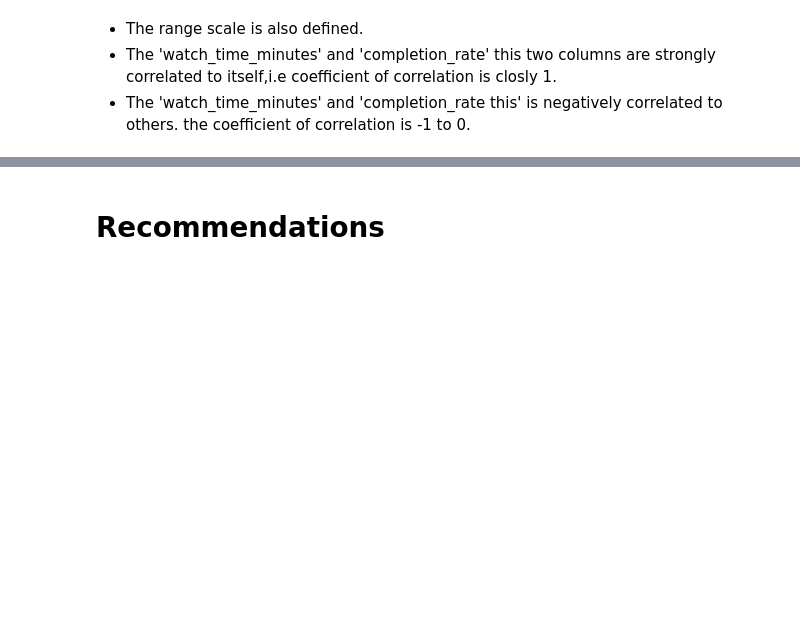
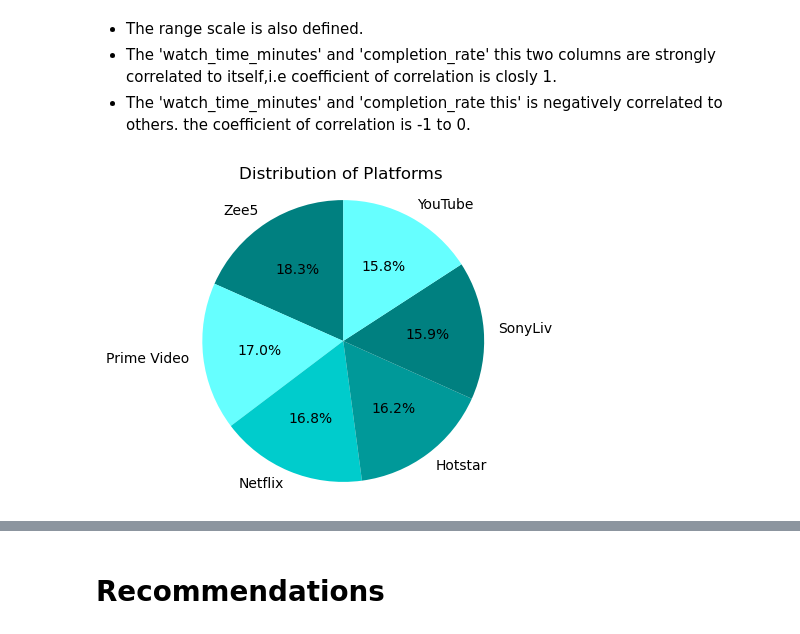
Before and after one commit to neha-13-7531/Streaming-watch-time-Dataset, a Jupyter notebook: Streaming Watchtime Dataset.ipynb, the cells around one changed output, grey strips where cells are left out. Cells and saved outputs as stored; diff of their text form; code cells hidden in the pictures; blank space fills up the shorter version.

```diff
--- a/Streaming Watchtime Dataset.ipynb
+++ b/Streaming Watchtime Dataset.ipynb
@@ -720,3 +707,14 @@ completion_rate              -0.005637         1.000000
 - The range scale is also defined.
 - The 'watch_time_minutes' and 'completion_rate' this two columns are strongly correlated to itself,i.e coefficient of correlation is closly 1.
 - The 'watch_time_minutes' and 'completion_rate this' is negatively correlated to others. the coefficient of correlation is -1 to 0.
+# %%
+# pie chart of value_counts() of platform
+platform_counts = df['platform'].value_counts()
+custom_colors = ['#008080', '#66ffff', '#00cccc','#009999']
+plt.figure(figsize=(4, 4))
+plt.pie(platform_counts, labels = platform_counts.index, autopct='%1.1f%%', colors = custom_colors, startangle = 90)
+plt.title('Distribution of Platforms ')
+plt.axis('equal')
+plt.show()
+# %% [output]
+[figure, added]
```
Also changed, not shown: parts of 9 cells of this notebook.
